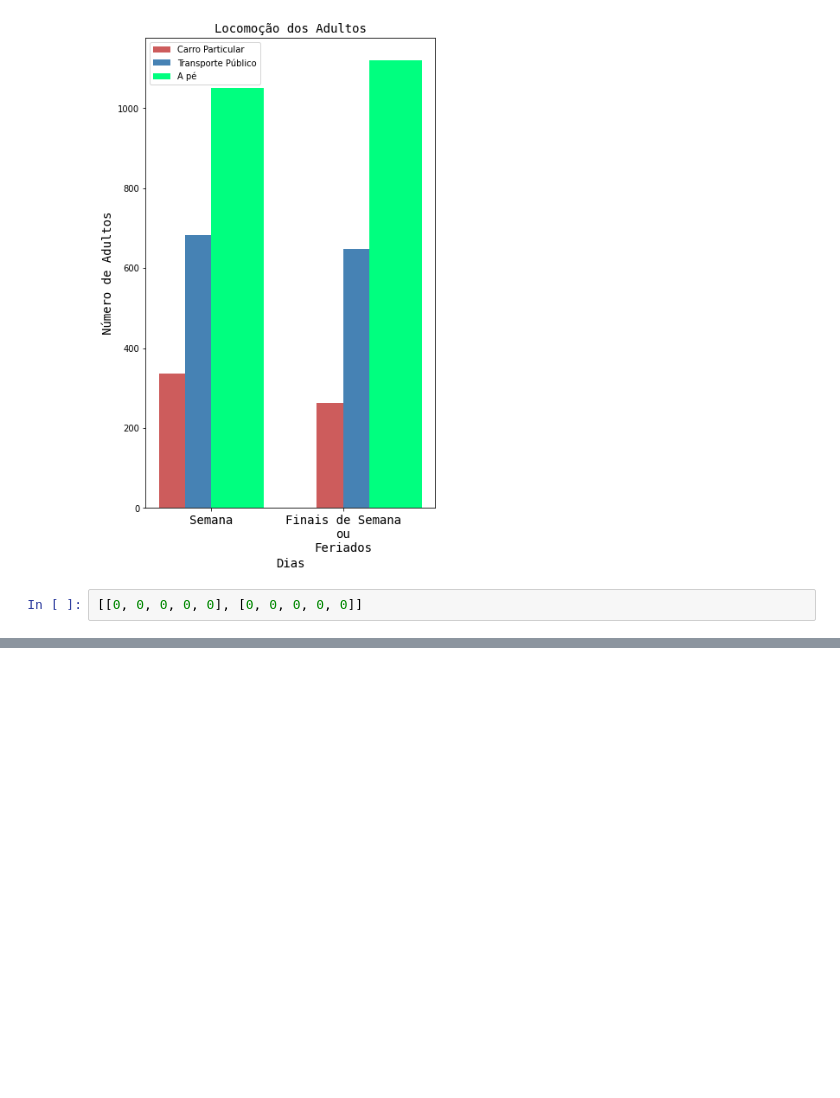
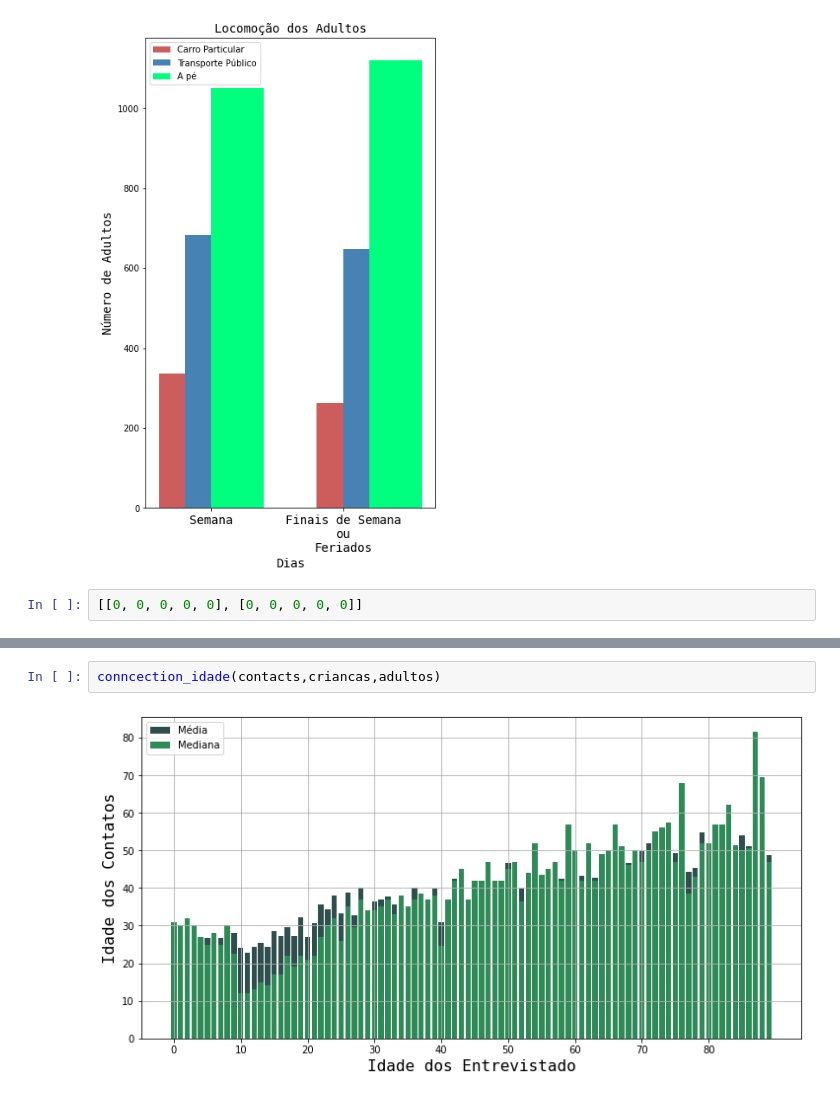
Before and after one commit to intcarlosmiguel/pesquisa_mestrado, a Jupyter notebook: main.ipynb, the cells around one changed output, grey strips where cells are left out. Saved outputs shown, nothing was run; the diff lists cells and outputs as text; blank space fills up the shorter version.

```diff
--- a/main.ipynb
+++ b/main.ipynb
@@ -185,2 +180,6 @@ hist = [[0]*5,[0]*5]
+# %%
+conncection_idade(contacts,criancas,adultos)
+# %% [output]
+[figure, added]
 # %%
 # %% [output]
```
Also changed, not shown: parts of 6 cells of this notebook, 1 other file.
